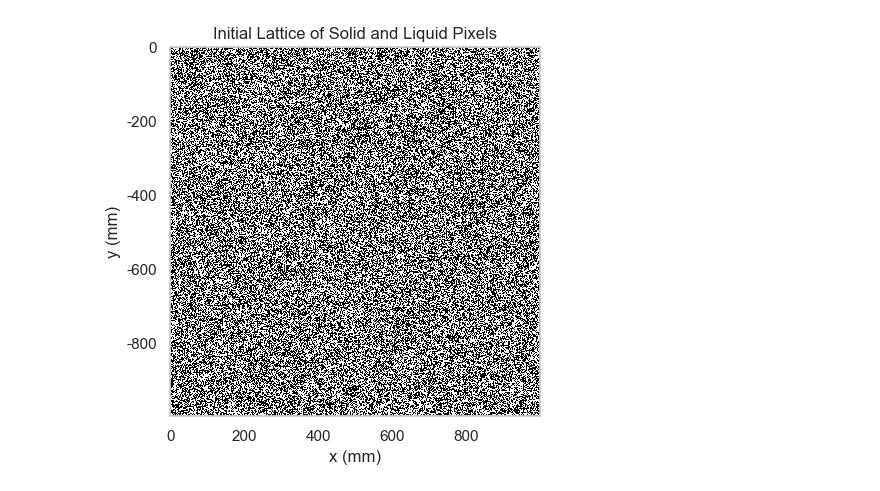
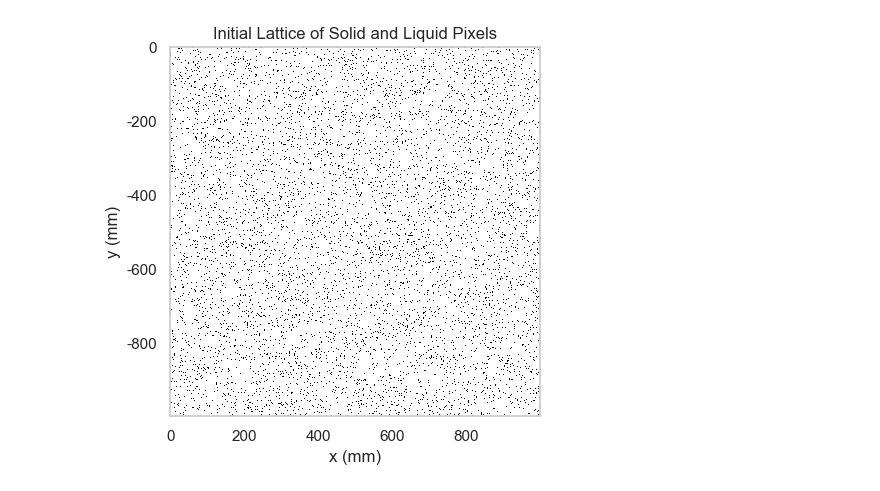
Before and after one commit to amitaanand9/glacier-percolation, a Jupyter notebook: test.ipynb, the cells around one changed output. Drawn from its saved outputs; the diff is of its cells as text; code cells hidden in the pictures.

```diff
--- a/test.ipynb
+++ b/test.ipynb
@@ -9,35 +9,35 @@ sns.set_style("whitegrid", {'axes.grid' : False})
 L = 1
 dx = 0.001 #mm resolution
 x = np.arange(0, L, dx) # range [0, 5]
 y = -x # range [-5, 0] (depth)
 N = len(x)
 lattice = np.zeros((N, N))
 
 
 # Assign Solid Pixels Randomly represented by a 1 in matrix
 
 # Number of solid pixels
-perm_percent = 0.5
+perm_percent = 0.05
 num_solid = int(perm_percent*N*N)
 
 
 # Location of solid pixels
 lattice = np.zeros(N*N, dtype=int)
 lattice[:num_solid] = 1
 
 np.random.shuffle(lattice)
 
 lattice = lattice.reshape((len(x), len(x)))
 
 plt.imshow(lattice, cmap="Greys", interpolation='none')
 plt.title("Initial Lattice of Solid and Liquid Pixels")
 plt.xlabel("x (mm)")
 plt.ylabel("y (mm)")
 plt.yticks([0,  200, 400, 600, 800], [0, -200, -400, -600, -800])
 
 plt.show()
 # %% [output]
-[figure, old version]
+[figure, new version]
 # %%
 # Assign velocity vectors at each pixel
 angle = np.random.uniform(np.pi, 2 * np.pi, size=(N* N , 2)) #generate angle in lower half plane (from pi to 2 pi)
```
Also changed, not shown: parts of 4 cells of this notebook.
